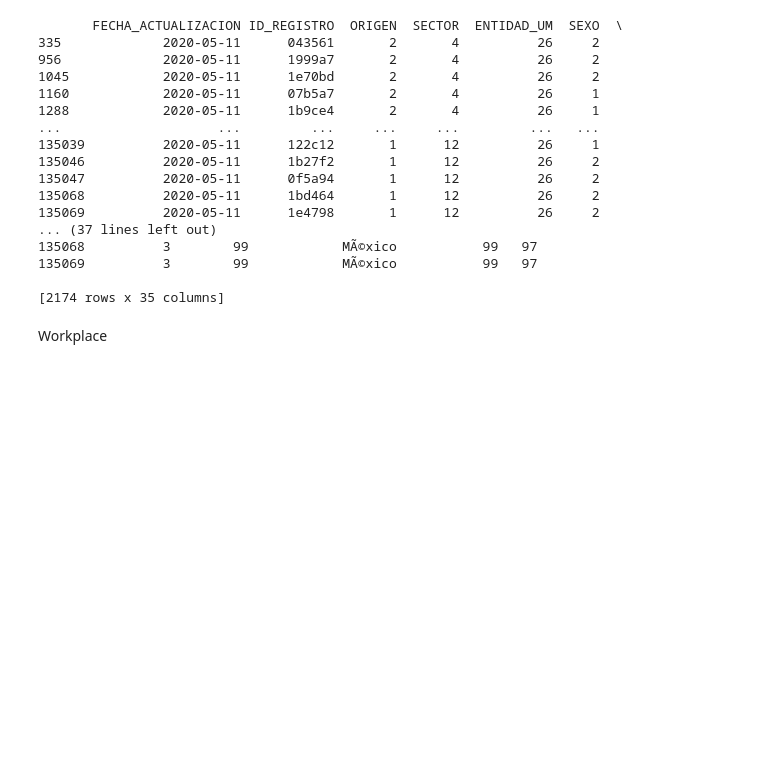
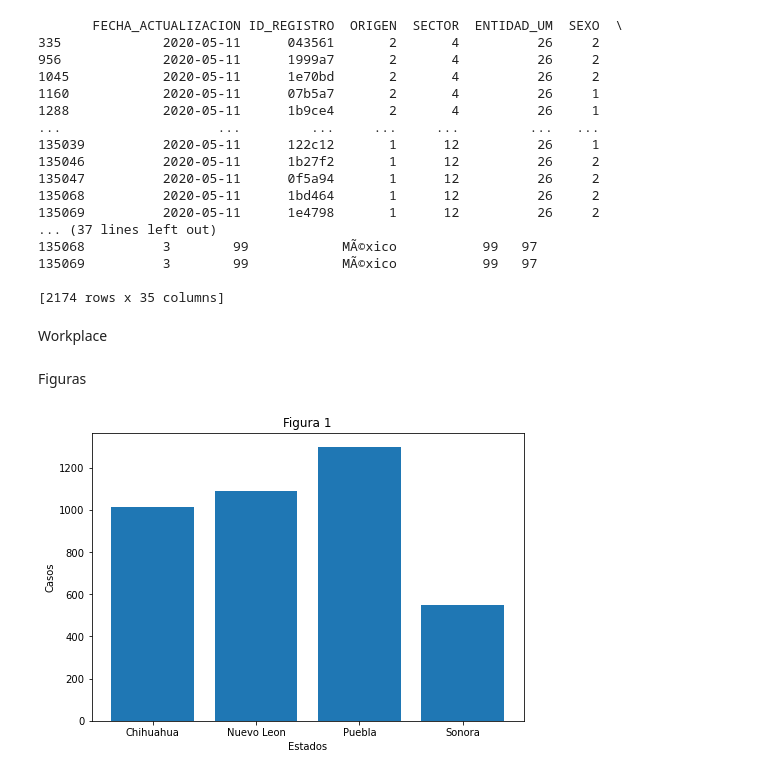
Before and after one commit to mcd-unison/examen-prog, a Jupyter notebook: code.ipynb, the cells around one changed output. Cells and saved outputs as stored; diff of their text form; code cells hidden in the pictures; blank space fills up the shorter version.

Commit message:
Agregar Figuras 1 y 2
Se agregan las figuras 1 y 2 y cambios al codigo para que se puedan ver las leyendas por medio del %matplotlib inline

```diff
--- a/code.ipynb
+++ b/code.ipynb
@@ -10,7 +12,7 @@ import matplotlib as mpl
 Lectura de base de datos
 # %%
 #Quite el encoding para poder importar la base de datos, ya que no me agarraba
-df = pd.read_csv('covid-data/200511COVID19MEXICO.csv',encoding='unicode_escape')
+df = pd.read_csv('covid-data/200511COVID19MEXICO.csv',encoding='unicode_escape',parse_dates=True)
 # %% [markdown]
 Queries para definir datos que vamos a sacar
 # %%
@@ -50,4 +52,18 @@ df2 = df_Sonora_Chihuahua_NuevoLeon_Puebla.groupby(['ENTIDAD_UM']).count()
 df2.drop(df2.iloc[:, 1:34], inplace = True, axis = 1)
 df2.columns=['Cantidad']
 df2.index.names=['Estados']
+map_dict = {8: 'Chihuahua', 19: 'Nuevo Leon', 26: 'Sonora', 21: 'Puebla'}
+df2.index=df2.index.to_series().map(map_dict)
 df2.to_csv('tabla2.csv')
+# %% [markdown]
+Figuras
+# %%
+barras = mpl.figure()
+ax = barras.add_axes([0,0,1,1])
+ax.bar(df2.index,df2.Cantidad)
+mpl.xlabel('Estados')
+mpl.ylabel('Casos')
+mpl.title('Figura 1')
+mpl.savefig('figura1.png',bbox_inches='tight',facecolor='w')
+# %% [output]
+[figure, added]
```
Also changed, not shown: parts of 2 cells of this notebook, 3 other files.
